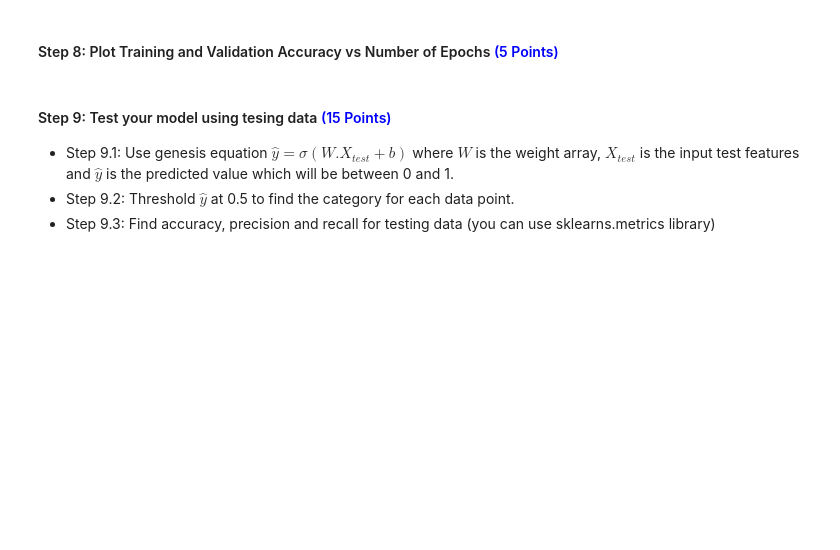
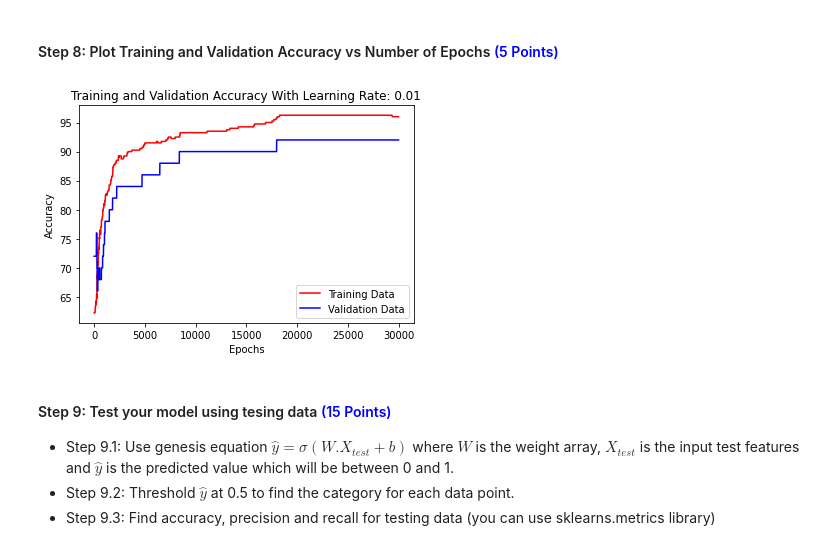
Before and after one commit to chaurasiat/breastcancer_logisticRegression, a Jupyter notebook: main.ipynb, the cells around one changed output. Drawn from its saved outputs; the diff is of its cells as text; code cells hidden in the pictures; blank space fills up the shorter version.

```diff
--- a/main.ipynb
+++ b/main.ipynb
@@ -182,5 +295,16 @@ Weights and Bias consistent :)
 # %% [markdown]
 ####  Step 8: Plot Training and Validation Accuracy vs Number of Epochs <font color='blue'>(5 Points)</font>
+# %%
+import matplotlib.pyplot as plt
+plt.title('Training and Validation Accuracy With Learning Rate: ' + str(learningrate))
+plt.plot(training_accuracy, color='red', label='Training Data')
+plt.plot(validation_accuracy, color='blue', label='Validation Data')
+plt.xlabel('Epochs')
+plt.ylabel('Accuracy')
+plt.legend()
+plt.show()
+# %% [output]
+[figure, added]
 # %% [markdown]
 #### Step 9: Test your model using tesing data <font color='blue'>(15 Points)</font>
 
```
Also changed, not shown: parts of 16 cells of this notebook, 2 other files.
